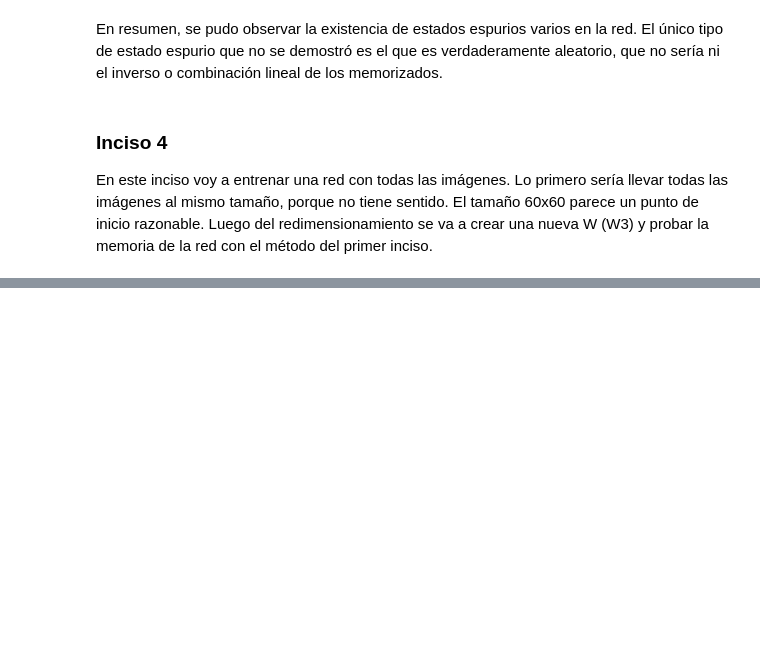
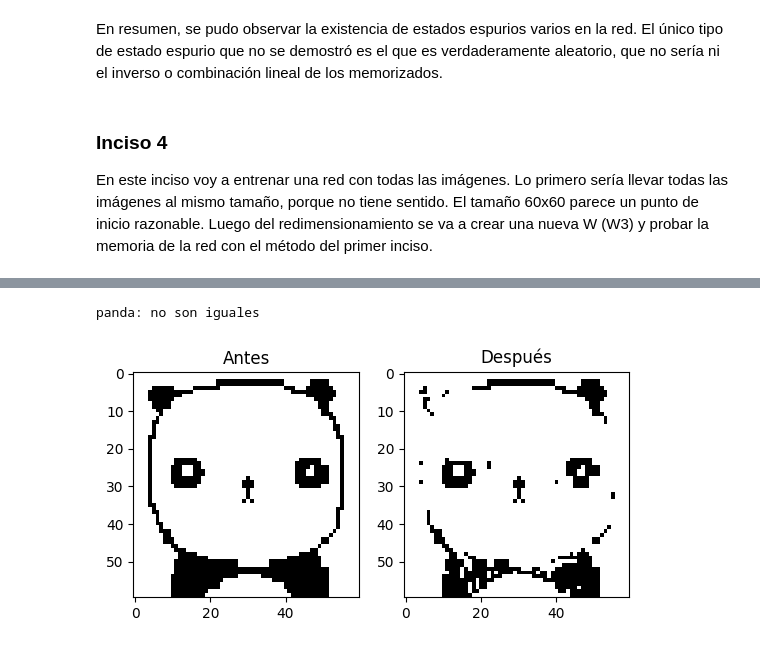
Before and after one commit to Icavicchioli/Redes-neuronales, a Jupyter notebook: Ej1_tp1.ipynb, the cells around one changed output, grey strips where cells are left out. Drawn from its saved outputs; the diff is of its cells as text; code cells hidden in the pictures; blank space fills up the shorter version.

```diff
--- a/Ej1_tp1.ipynb
+++ b/Ej1_tp1.ipynb
@@ -433,0 +445,6 @@ W3 =  np.hstack((img1,img2,img3,img4,img5,img6)) # la matriz W
+# %%
+step = chequear_memoria("panda:",W3,panda_res)
+mostrar_par_antes_desp_img(panda_res,step,forma)
+# %% [output]
+panda: no son iguales
+[figure, added]
```
Also changed, not shown: parts of 15 cells of this notebook.
